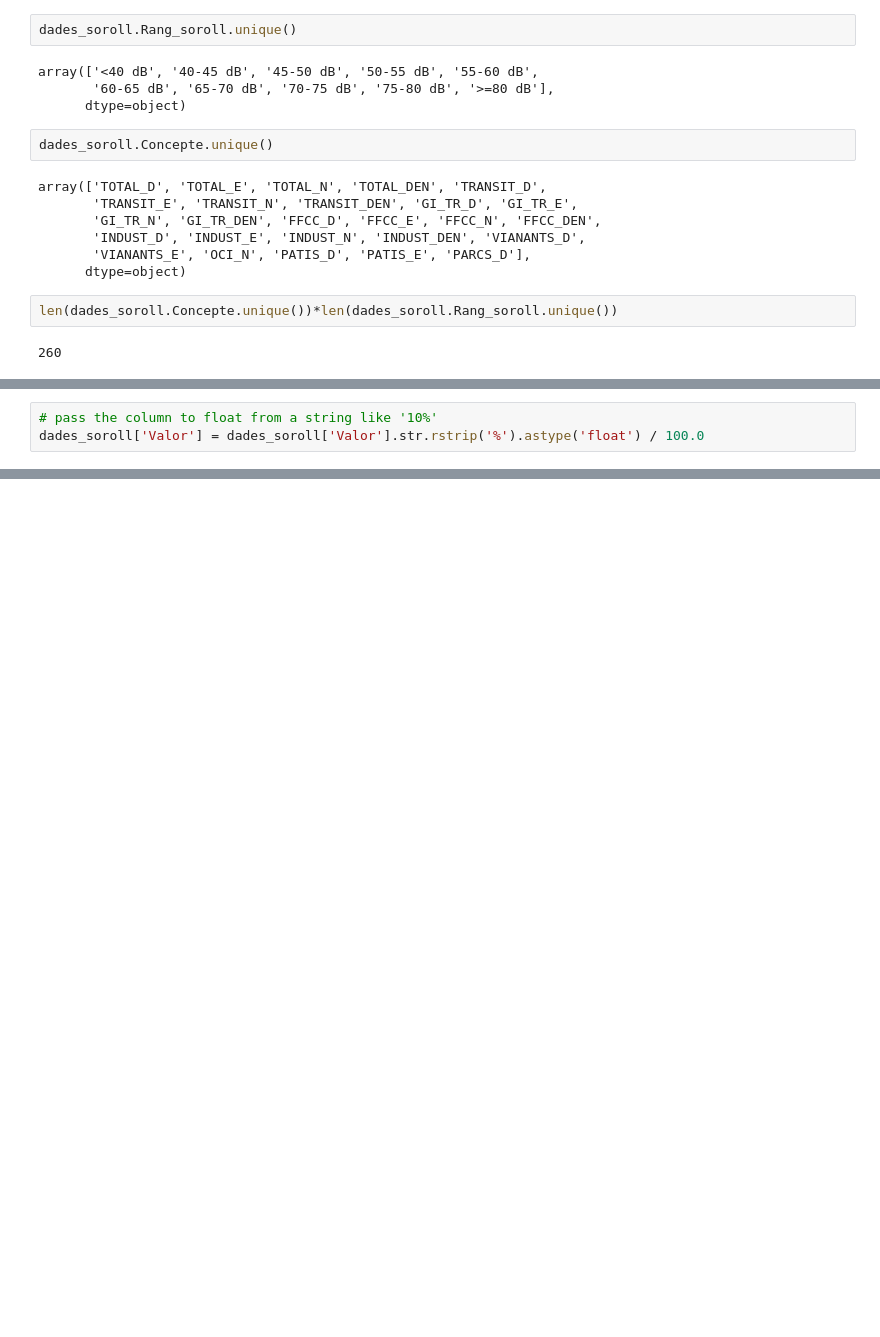
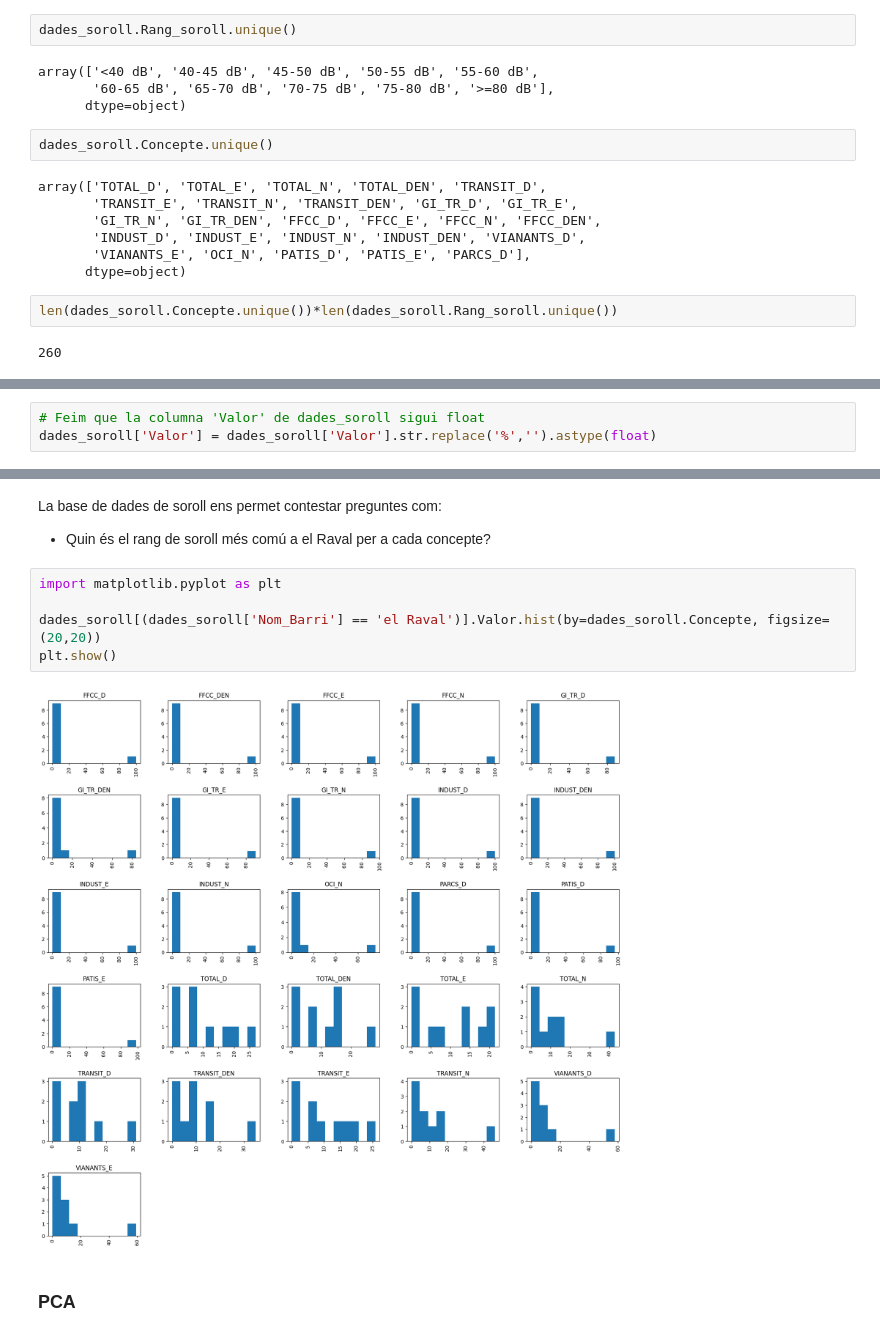
Before and after one commit to mpilligua/Jump2Digital-DataScience, a Jupyter notebook: Main.ipynb, the cells around one changed output, grey strips where cells are left out. Drawn from its saved outputs; the diff is of its cells as text; blank space fills up the shorter version.

```diff
--- a/Main.ipynb
+++ b/Main.ipynb
@@ -93,3 +87,3 @@ len(dades_soroll.Concepte.unique())*len(dades_soroll.Rang_soroll.unique())
 # %%
-# pass the column to float from a string like '10%'
-dades_soroll['Valor'] = dades_soroll['Valor'].str.rstrip('%').astype('float') / 100.0
+# Feim que la columna 'Valor' de dades_soroll sigui float
+dades_soroll['Valor'] = dades_soroll['Valor'].str.replace('%','').astype(float)
@@ -214,0 +247,12 @@ plt.show()
+# %% [markdown]
+La base de dades de soroll ens permet contestar preguntes com:
+- Quin és el rang de soroll més comú a el Raval per a cada concepte?
+# %%
+import matplotlib.pyplot as plt
+
+dades_soroll[(dades_soroll['Nom_Barri'] == 'el Raval')].Valor.hist(by=dades_soroll.Concepte, figsize=(20,20))
+plt.show()
+# %% [output]
+[figure, added]
+# %% [markdown]
+### PCA
```
Also changed, not shown: parts of 40 cells of this notebook, 1 other file.
